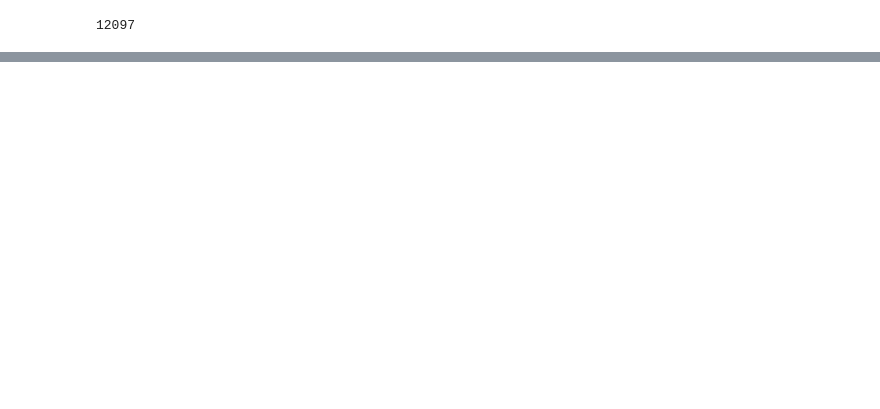
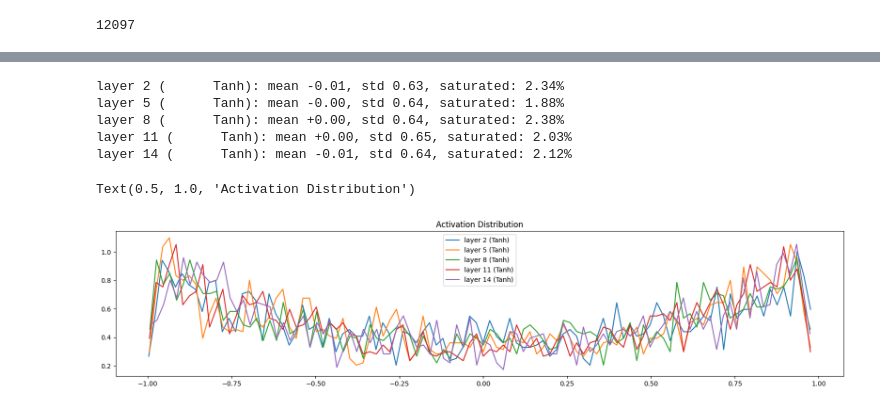
Before and after one commit to charlieroth/karpathy-ai, a Jupyter notebook: makemore-mlp-2.ipynb, the cells around one changed output, grey strips where cells are left out. Cells and saved outputs as stored; diff of their text form; code cells hidden in the pictures; blank space fills up the shorter version.

Commit message:
makemore part 3: pytorchify the layers/modules

```diff
--- a/makemore-mlp-2.ipynb
+++ b/makemore-mlp-2.ipynb
@@ -341,0 +363,28 @@ kyaq.
+# %%
+n_embd = 10 # the dimensionality of the character embedding vectors
+n_hidden = 100 # the number of neurons in the hidden layer of the MLP
+g = torch.Generator().manual_seed(2147483647)
+
+C = torch.randn((vocab_size, n_embd), generator=g)
+layers = [
+  Linear(n_embd * block_size, n_hidden), BatchNorm1D(n_hidden), Tanh(),
+  Linear(           n_hidden, n_hidden), BatchNorm1D(n_hidden), Tanh(),
+  Linear(           n_hidden, n_hidden), BatchNorm1D(n_hidden), Tanh(),
+  Linear(           n_hidden, n_hidden), BatchNorm1D(n_hidden), Tanh(),
+  Linear(           n_hidden, n_hidden), BatchNorm1D(n_hidden), Tanh(),
+  Linear(           n_hidden, vocab_size), BatchNorm1D(vocab_size),
+]
+
+with torch.no_grad():
+  # last layer: make less confident
+  # layers[-1].weight *= 0.1
+  layers[-1].gamma *= 0.1
+  # all other layers: apply gain
+  for layer in layers[:-1]:
+    if isinstance(layer, Linear):
+      layer.weight *= 5/3
+
+parameters = [C] + [p for layer in layers for p in layer.parameters()]
+print(sum(p.nelement() for p in parameters)) # number of parameters in total
+for p in parameters:
+  p.requires_grad = True
@@ -341,0 +433,21 @@ kyaq.
+# %%
+# visualize histograms
+plt.figure(figsize=(20, 4)) # width and height of the plot
+legends = []
+for i, layer in enumerate(layers[:-1]): # exclude the output layer
+  if isinstance(layer, Tanh):
+    t = layer.out
+    print('layer %d (%10s): mean %+.2f, std %.2f, saturated: %.2f%%' % (i, layer.__class__.__name__, t.mean(), t.std(), (t.abs() > 0.97).float().mean()*100))
+    hy, hx = torch.histogram(t, density=True)
+    plt.plot(hx[:-1].detach(), hy.detach())
+    legends.append(f'layer {i} ({layer.__class__.__name__})')
+plt.legend(legends)
+plt.title('Activation Distribution')
+# %% [output]
+layer 2 (      Tanh): mean -0.01, std 0.63, saturated: 2.34%
+layer 5 (      Tanh): mean -0.00, std 0.64, saturated: 1.88%
+layer 8 (      Tanh): mean +0.00, std 0.64, saturated: 2.38%
+layer 11 (      Tanh): mean +0.00, std 0.65, saturated: 2.03%
+layer 14 (      Tanh): mean -0.01, std 0.64, saturated: 2.12%
+Text(0.5, 1.0, 'Activation Distribution')
+[figure, added]
```
Also changed, not shown: parts of 21 cells of this notebook.
